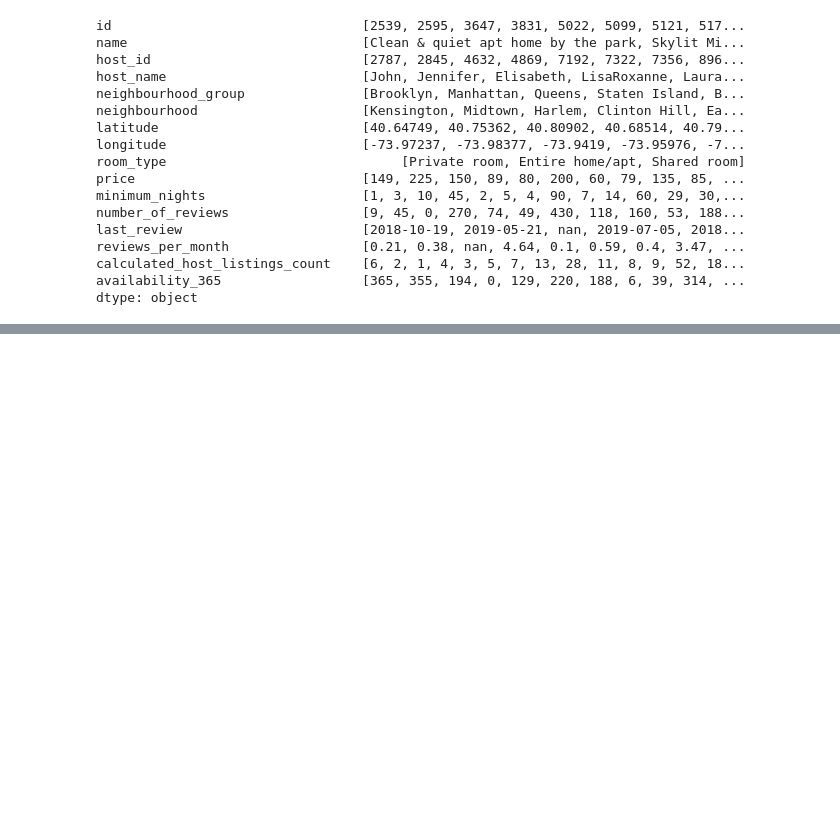
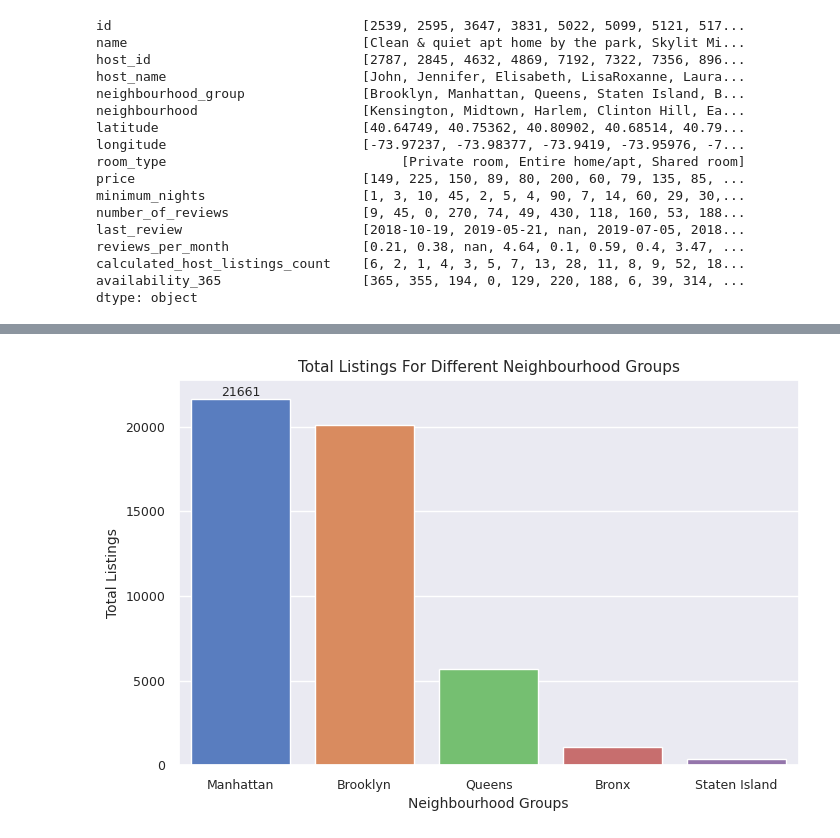
Before and after one commit to abhijain1216/AirBnb-Bookings-Analysis-EDA-project, a Jupyter notebook: AirBnb_Bookings_Analysis_EDA_pyhton_Project.ipynb, the cells around one changed output, grey strips where cells are left out. Cells and saved outputs as stored; diff of their text form; code cells hidden in the pictures; blank space fills up the shorter version.

```diff
--- a/AirBnb_Bookings_Analysis_EDA_pyhton_Project.ipynb
+++ b/AirBnb_Bookings_Analysis_EDA_pyhton_Project.ipynb
@@ -190,0 +320,6 @@ dtype: object
+# %%
+# Chart - 2 visualization code
+
+# Dataframe for Total listing count at each neighbourhood
+Neighbourhood_df = airbnb['neighbourhood_group'].value_counts().reset_index().rename(columns = {'count':'total_listings'})
+Neighbourhood_df
@@ -190,0 +333,13 @@ dtype: object
+# %%
+# Visualiztion using bar plot
+plt.figure(figsize = (8,5))
+plot = sns.barplot(data = Neighbourhood_df , x = 'neighbourhood_group',y = 'total_listings',palette = 'muted')
+plt.bar_label(plot.containers[0], label_type='edge',size = 9)
+plt.title('Total Listings For Different Neighbourhood Groups',fontsize=11)
+plt.ylabel('Total Listings',fontsize=10)
+plt.xlabel('Neighbourhood Groups',fontsize=10)
+plt.xticks(fontsize = 9)
+plt.yticks(fontsize = 9)
+plt.show()
+# %% [output]
+[figure, added]
```
Also changed, not shown: parts of 25 cells of this notebook.
